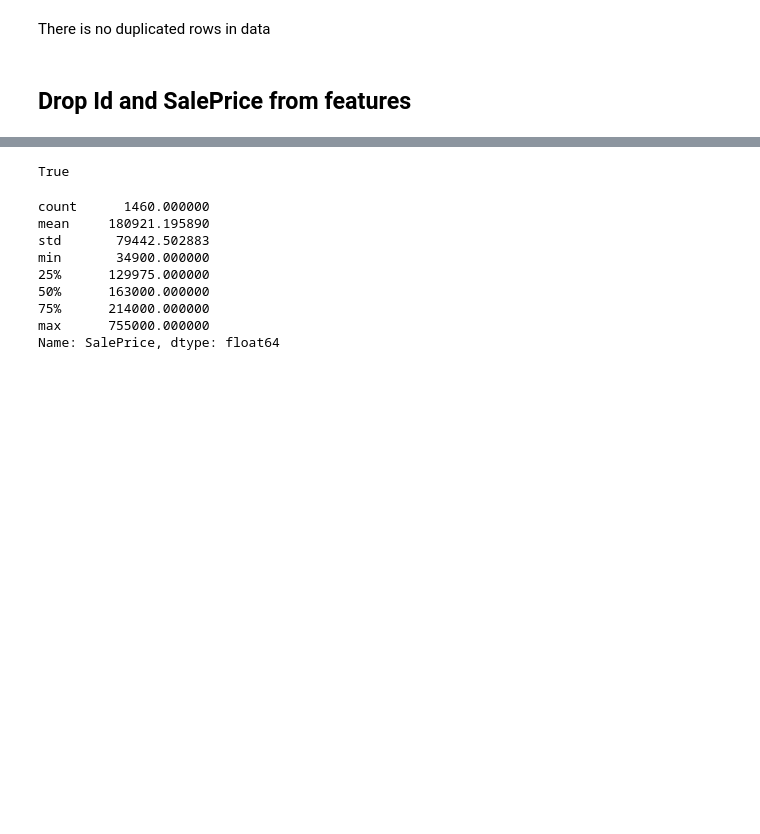
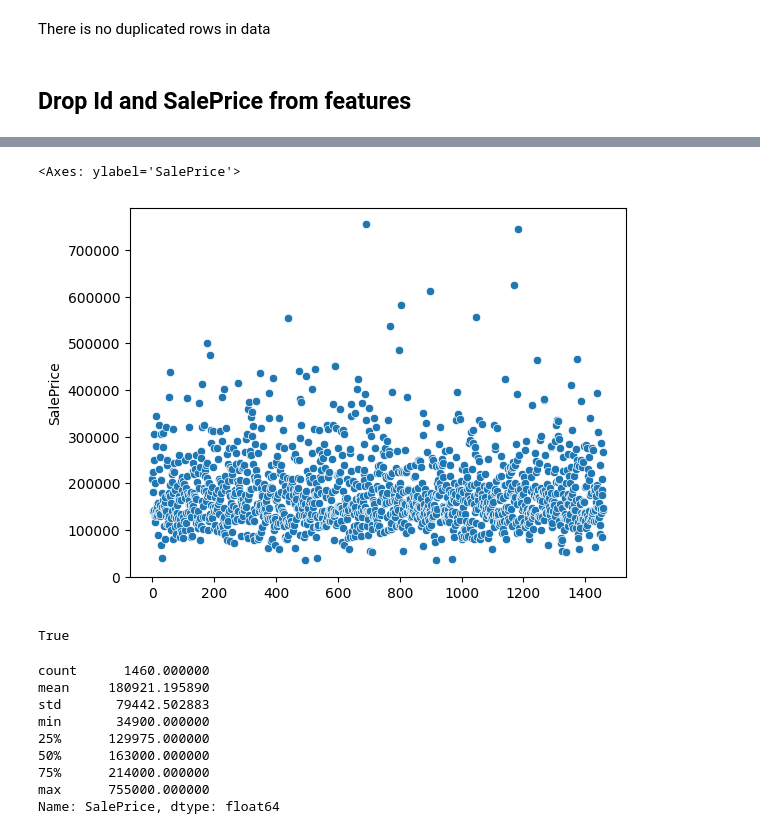
Before and after one commit to phenixMaster/HousePrice, a Jupyter notebook: house-price-analysis-and-modeling-python.ipynb, the cells around one changed output, grey strips where cells are left out. Saved outputs shown, nothing was run; the diff lists cells and outputs as text; code cells hidden in the pictures; blank space fills up the shorter version.

```diff
--- a/house-price-analysis-and-modeling-python.ipynb
+++ b/house-price-analysis-and-modeling-python.ipynb
@@ -38,3 +53,11 @@ There is no duplicated rows in data
+# %%
+sn.scatterplot(data = house_data,
+              x = range(house_data.SalePrice.shape[0]),
+              y ="SalePrice"
+              )
+# %% [output]
+<Axes: ylabel='SalePrice'>
+[figure, added]
 # %%
 # create target feature
 target = house_data.SalePrice
```
Also changed, not shown: parts of 12 cells of this notebook.
